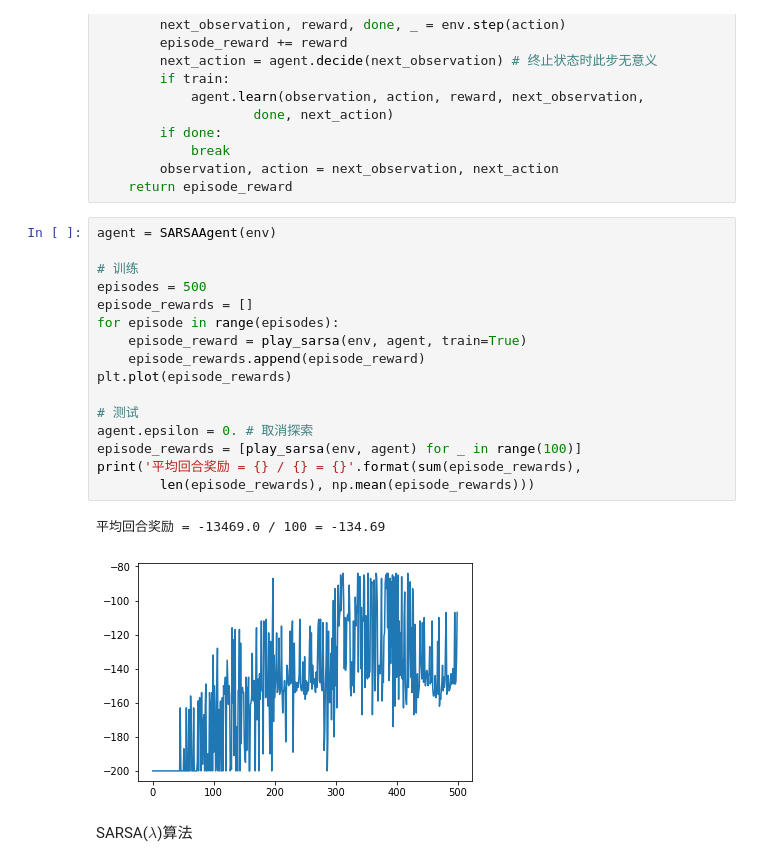
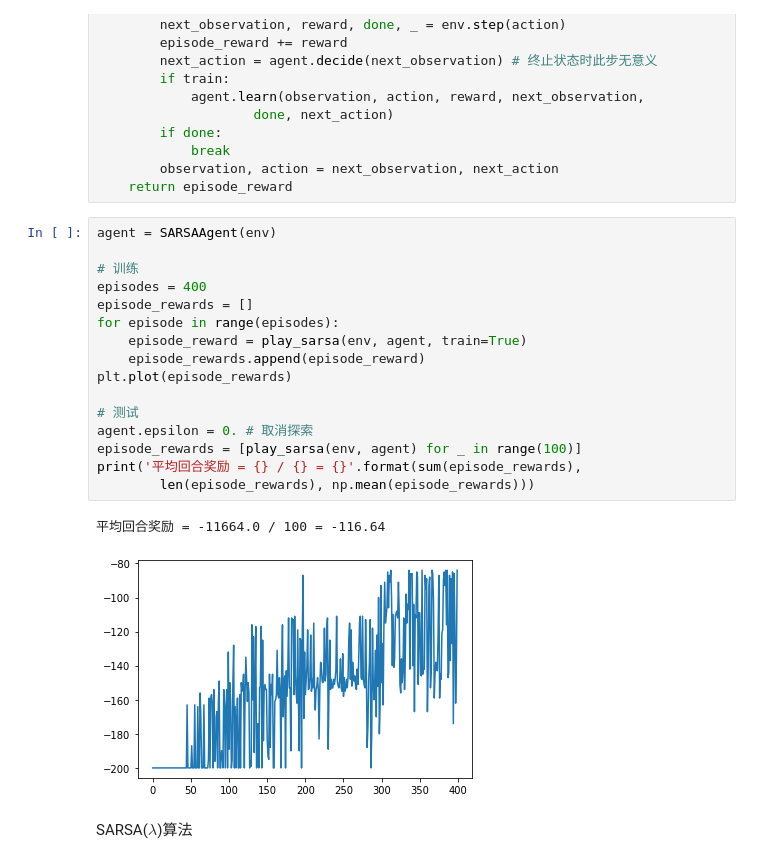
Before and after one commit to ZhiqingXiao/rl-book, a Jupyter notebook: chapter06_approx/MountainCar-v0_tf.ipynb, the cells around one changed output. Saved outputs shown, nothing was run; the diff lists cells and outputs as text.

```diff
--- a/chapter06_approx/MountainCar-v0_tf.ipynb
+++ b/chapter06_approx/MountainCar-v0_tf.ipynb
@@ -145,22 +146,22 @@ def play_sarsa(env, agent, train=False, render=False):
 # %%
 agent = SARSAAgent(env)
 
 # 训练
-episodes = 500
+episodes = 400
 episode_rewards = []
 for episode in range(episodes):
     episode_reward = play_sarsa(env, agent, train=True)
     episode_rewards.append(episode_reward)
 plt.plot(episode_rewards)
 
 # 测试
 agent.epsilon = 0. # 取消探索
 episode_rewards = [play_sarsa(env, agent) for _ in range(100)]
 print('平均回合奖励 = {} / {} = {}'.format(sum(episode_rewards),
         len(episode_rewards), np.mean(episode_rewards)))
 # %% [output]
-平均回合奖励 = -13469.0 / 100 = -134.69
+平均回合奖励 = -11664.0 / 100 = -116.64
-[figure, old version]
+[figure, new version]
 # %% [markdown]
 SARSA($\lambda $)算法
 # %%
```
Also changed, not shown: parts of 11 cells of this notebook, 5 other files.
